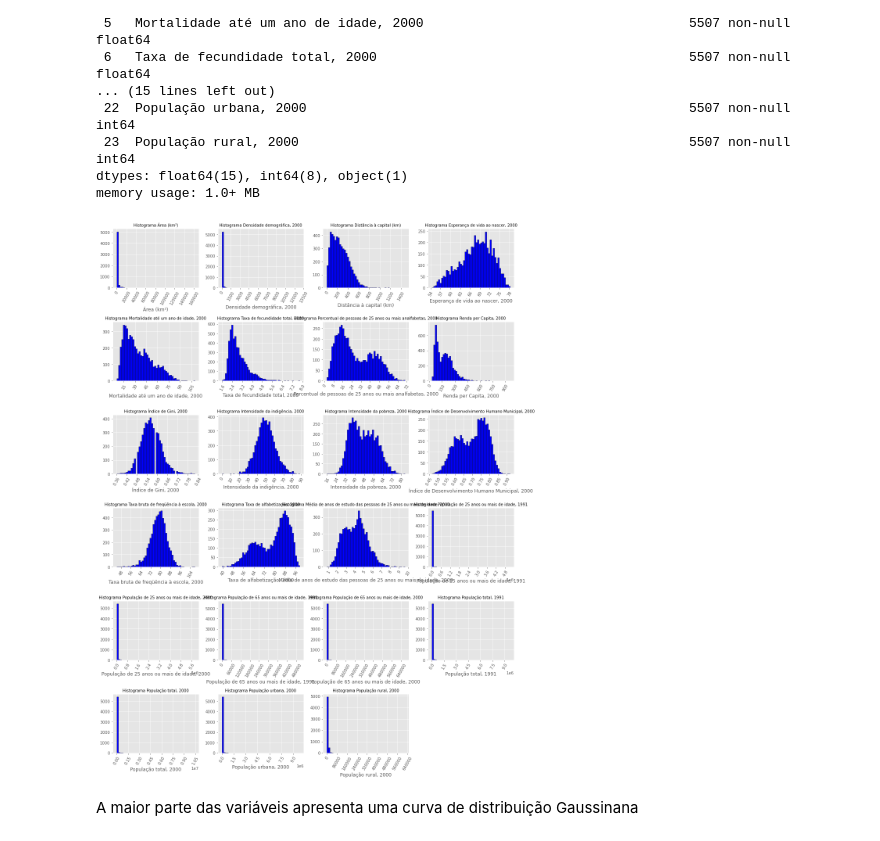
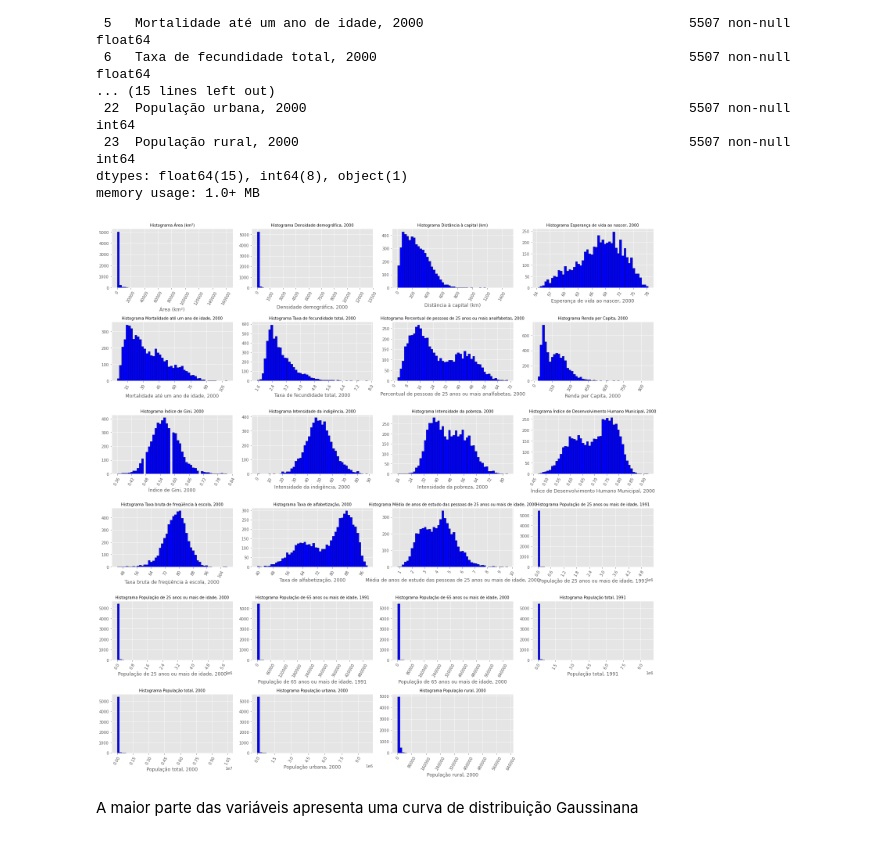
Before and after one commit to mhnasser/selecao_municipal, a Jupyter notebook: notebooks/01_analise_dos_dados_pre_agrupamento.ipynb, the cells around one changed output. Cells and saved outputs as stored; diff of their text form; code cells hidden in the pictures.

```diff
--- a/notebooks/01_analise_dos_dados_pre_agrupamento.ipynb
+++ b/notebooks/01_analise_dos_dados_pre_agrupamento.ipynb
@@ -62,28 +62,28 @@ memory usage: 1.0+ MB
 # %%
 # Observando a distribuição das variáveis
 # Definindo o tamanho do gráfico
 df = dados.drop('Município', axis=1)
 
 fig = plt.figure()
 fig.set_figheight(20)
-fig.set_figwidth(15)
+fig.set_figwidth(20)
 
 # Gerando os plots
 for i, col in enumerate(df.columns):
 
     plt.subplot(6,4,i+1)
     plt.hist(df[col], color = 'blue', edgecolor = 'black', bins = int(50))
 
     plt.title('Histograma '+ str(col), fontdict={'fontsize':10})
     plt.xlabel(col)
     plt.gca().xaxis.set_major_locator(MaxNLocator(prune='lower'))
     plt.xticks(rotation=60)
 
 
 fig.tight_layout()
 plt.show()
 # %% [output]
-[figure, old version]
+[figure, new version]
 # %% [markdown]
 A maior parte das variáveis apresenta uma curva de distribuição Gaussinana
 # %%
```
Also changed, not shown: parts of 1 cell of this notebook, 4 other files.
